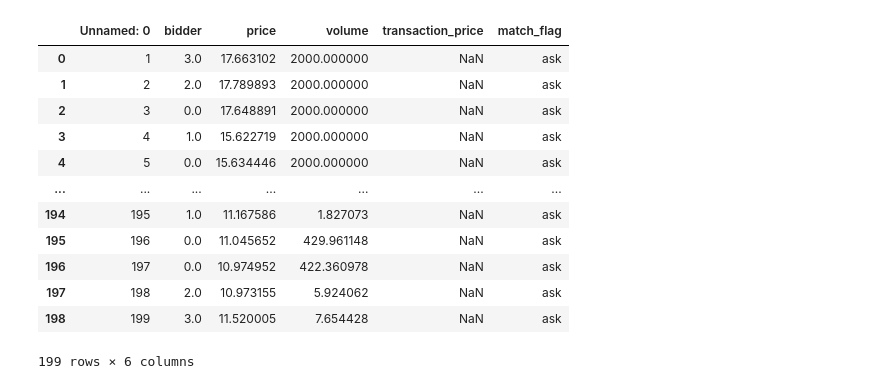
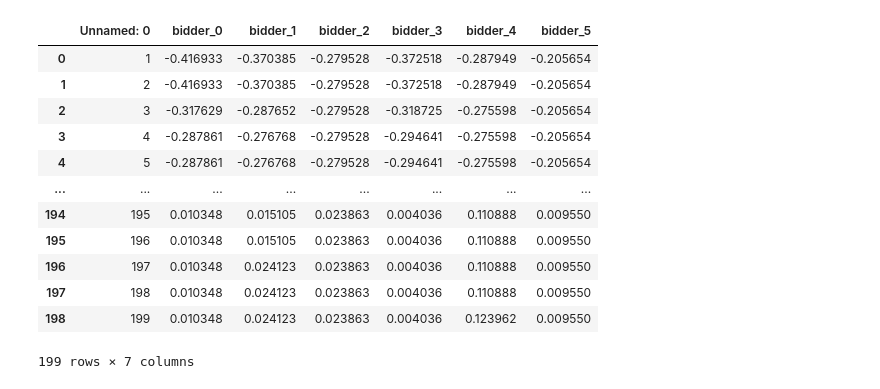
Before and after one commit to KenFelder/Spot-Market-Bidding, a Jupyter notebook: Sketchbook.ipynb, the cells around one changed output. Saved outputs shown, nothing was run; the diff lists cells and outputs as text; code cells hidden in the pictures.

```diff
--- a/Sketchbook.ipynb
+++ b/Sketchbook.ipynb
@@ -64,16 +102,16 @@ Bid step factor: [3, 3, 3, 3, 3, 3]
 # %%
-df_bid_logs
+df_ask_agg
 # %% [output]
-|  | Unnamed: 0 | bidder | price | volume | transaction_price | match_flag |
-| 0 | 1 | 3.0 | 17.663102 | 2000.000000 | NaN | ask |
-| 1 | 2 | 2.0 | 17.789893 | 2000.000000 | NaN | ask |
-| 2 | 3 | 0.0 | 17.648891 | 2000.000000 | NaN | ask |
-| 3 | 4 | 1.0 | 15.622719 | 2000.000000 | NaN | ask |
-| 4 | 5 | 0.0 | 15.634446 | 2000.000000 | NaN | ask |
-| ... | ... | ... | ... | ... | ... | ... |
-| 194 | 195 | 1.0 | 11.167586 | 1.827073 | NaN | ask |
-| 195 | 196 | 0.0 | 11.045652 | 429.961148 | NaN | ask |
-| 196 | 197 | 0.0 | 10.974952 | 422.360978 | NaN | ask |
-| 197 | 198 | 2.0 | 10.973155 | 5.924062 | NaN | ask |
-| 198 | 199 | 3.0 | 11.520005 | 7.654428 | NaN | ask |
+|  | Unnamed: 0 | bidder_0 | bidder_1 | bidder_2 | bidder_3 | bidder_4 | bidder_5 |
+| 0 | 1 | -0.416933 | -0.370385 | -0.279528 | -0.372518 | -0.287949 | -0.205654 |
+| 1 | 2 | -0.416933 | -0.370385 | -0.279528 | -0.372518 | -0.287949 | -0.205654 |
+| 2 | 3 | -0.317629 | -0.287652 | -0.279528 | -0.318725 | -0.275598 | -0.205654 |
+| 3 | 4 | -0.287861 | -0.276768 | -0.279528 | -0.294641 | -0.275598 | -0.205654 |
+| 4 | 5 | -0.287861 | -0.276768 | -0.279528 | -0.294641 | -0.275598 | -0.205654 |
+| ... | ... | ... | ... | ... | ... | ... | ... |
+| 194 | 195 | 0.010348 | 0.015105 | 0.023863 | 0.004036 | 0.110888 | 0.009550 |
+| 195 | 196 | 0.010348 | 0.015105 | 0.023863 | 0.004036 | 0.110888 | 0.009550 |
+| 196 | 197 | 0.010348 | 0.024123 | 0.023863 | 0.004036 | 0.110888 | 0.009550 |
+| 197 | 198 | 0.010348 | 0.024123 | 0.023863 | 0.004036 | 0.110888 | 0.009550 |
+| 198 | 199 | 0.010348 | 0.024123 | 0.023863 | 0.004036 | 0.123962 | 0.009550 |
-199 rows × 6 columns
+199 rows × 7 columns
```
Also changed, not shown: parts of 21 cells of this notebook.
